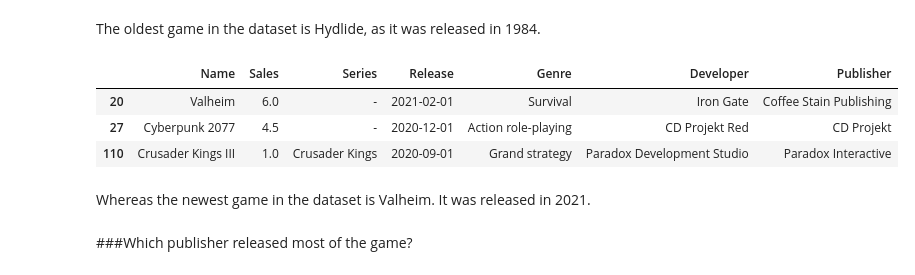
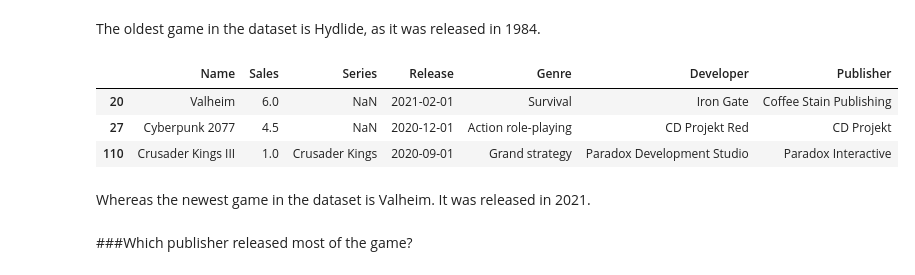
Before and after one commit to sarnio1/data-analytics-project, a Jupyter notebook: Games Series_Case Study.ipynb, the cells around one changed output. Saved outputs shown, nothing was run; the diff lists cells and outputs as text; code cells hidden in the pictures.

```diff
--- a/Games Series_Case Study.ipynb
+++ b/Games Series_Case Study.ipynb
@@ -167,11 +155,11 @@ df_replaced.sort_values(by='Release').head(3)
 # %% [markdown]
 The oldest game in the dataset is Hydlide, as it was released in 1984.
 # %%
-df_replaced.sort_values(by='Release', ascending=False).head(3)
+df_removed.sort_values(by='Release', ascending=False).head(3)
 # %% [output]
 |  | Name | Sales | Series | Release | Genre | Developer | Publisher |
-| 20 | Valheim | 6.0 | - | 2021-02-01 | Survival | Iron Gate | Coffee Stain Publishing |
-| 27 | Cyberpunk 2077 | 4.5 | - | 2020-12-01 | Action role-playing | CD Projekt Red | CD Projekt |
+| 20 | Valheim | 6.0 | NaN | 2021-02-01 | Survival | Iron Gate | Coffee Stain Publishing |
+| 27 | Cyberpunk 2077 | 4.5 | NaN | 2020-12-01 | Action role-playing | CD Projekt Red | CD Projekt |
 | 110 | Crusader Kings III | 1.0 | Crusader Kings | 2020-09-01 | Grand strategy | Paradox Development Studio | Paradox Interactive |
 # %% [markdown]
 Whereas the newest game in the dataset is Valheim. It was released in 2021.
```
Also changed, not shown: parts of 10 cells of this notebook.
